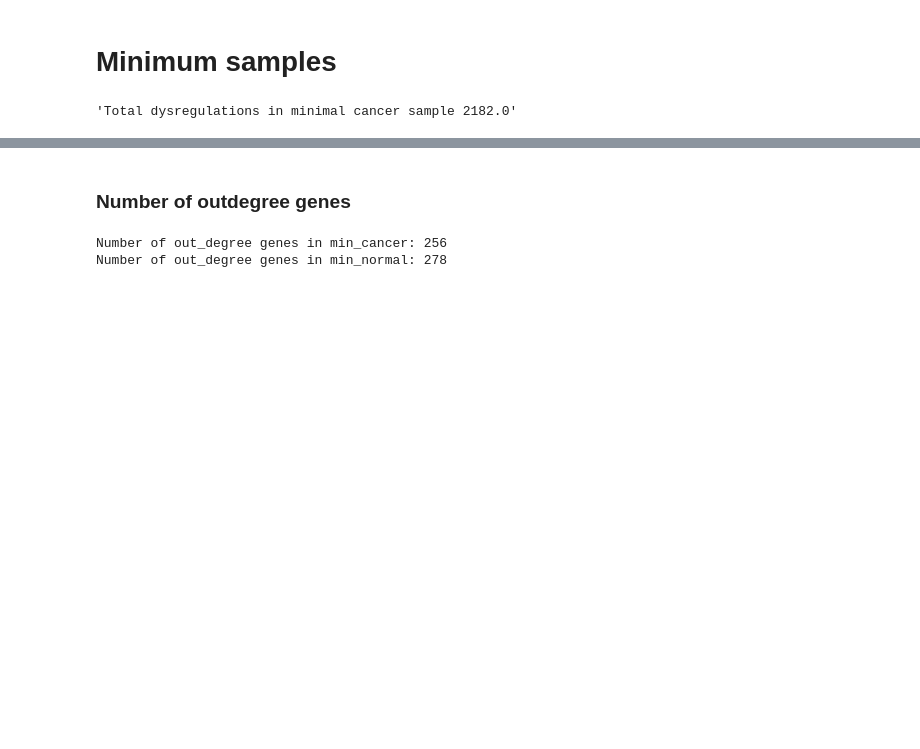
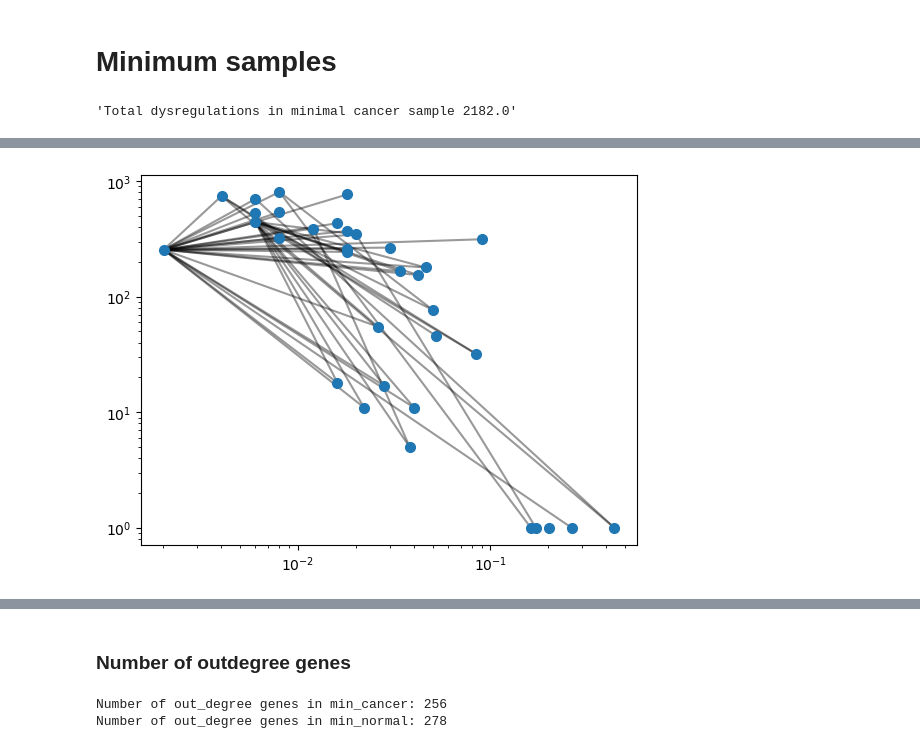
Before and after one commit to RobertoHePe/Causal_GE, a Jupyter notebook: Causal_GE_interpretation.ipynb, the cells around one changed output, grey strips where cells are left out. Saved outputs shown, nothing was run; the diff lists cells and outputs as text; code cells hidden in the pictures; blank space fills up the shorter version.

```diff
--- a/Causal_GE_interpretation.ipynb
+++ b/Causal_GE_interpretation.ipynb
@@ -37,8 +35,8 @@ nodes_idx = np.arange(Graph.number_of_nodes())
 freqs = sample.mean(axis=0)
 freqs_c = cancer_sample.mean(axis=0)
 freqs_n = normal_sample.mean(axis=0)
-in_degree = [Graph.in_degree[k] for k in nodes_idx]
-out_degree = [Graph.out_degree[k] for k in nodes_idx]
+in_degree = np.array([Graph.in_degree[k] for k in nodes_idx], dtype=int)
+out_degree = np.array([Graph.out_degree[k] for k in nodes_idx], dtype=int)
 
 # Build childs array
 associated = [compressed_nodes_map[i] for i in nodes_idx]
@@ -253,0 +253,16 @@ fig.tight_layout()
+# %%
+# Draw minimun graph
+idx = np.intersect1d(normal_concept, min_cancer_idx)
+idx = np.delete(idx, -1)
+for i in idx:
+    childs = list(nx.descendants_at_distance(Graph, i, 1))
+    inter = np.intersect1d(childs, idx)
+    if inter.size > 0:
+        for j in inter:
+            plt.plot([freqs_c[i], freqs_c[j]], [1+out_degree[i], 1+out_degree[j]], 'k', alpha=0.4)
+
+plt.plot(freqs_c[idx], 1+out_degree[idx], 'o',markersize=7)
+plt.yscale("log")
+plt.xscale("log")
+# %% [output]
+[figure, added]
```
Also changed, not shown: parts of 9 cells of this notebook, 1 other file.
